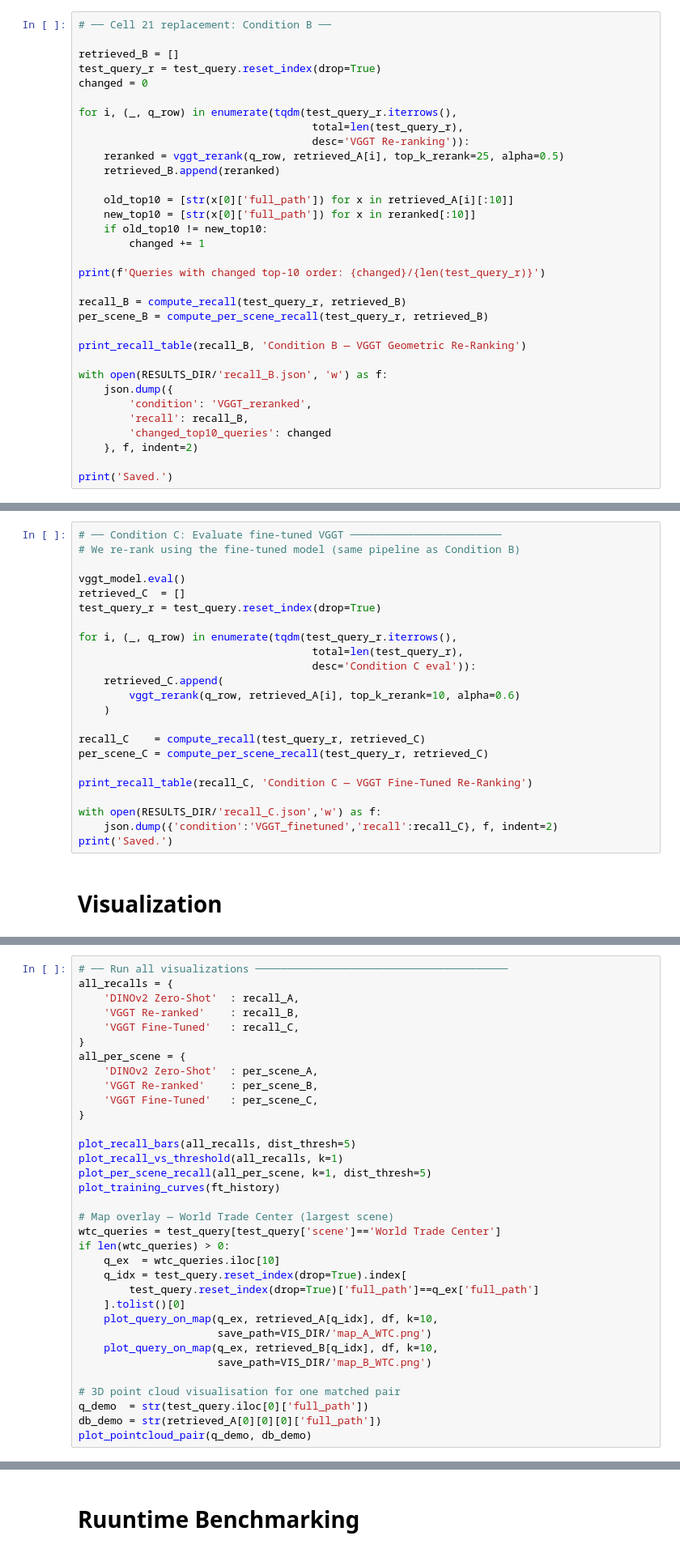
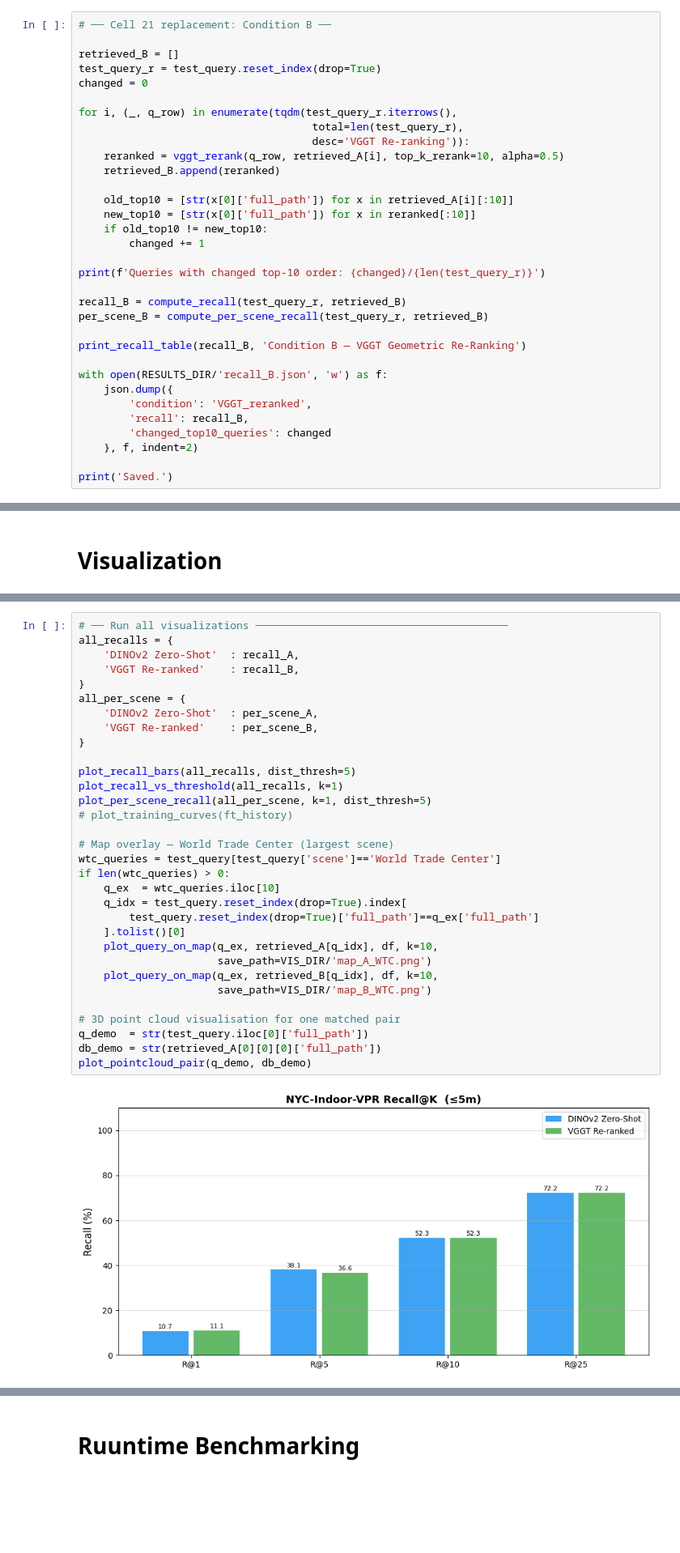
Before and after one commit to hyeonukim/IndoorLocalization, a Jupyter notebook: indoor.ipynb, the cells around one changed output, grey strips where cells are left out. Shown at 81% size. Saved outputs shown, nothing was run; the diff lists cells and outputs as text; blank space fills up the shorter version.

```diff
--- a/indoor.ipynb
+++ b/indoor.ipynb
@@ -616,7 +619,7 @@ changed = 0
 for i, (_, q_row) in enumerate(tqdm(test_query_r.iterrows(),
                                      total=len(test_query_r),
                                      desc='VGGT Re-ranking')):
-    reranked = vggt_rerank(q_row, retrieved_A[i], top_k_rerank=25, alpha=0.5)
+    reranked = vggt_rerank(q_row, retrieved_A[i], top_k_rerank=10, alpha=0.5)
     retrieved_B.append(reranked)
 
     old_top10 = [str(x[0]['full_path']) for x in retrieved_A[i][:10]]
@@ -865,26 +657,3 @@ Trainable: 347,734,444 / 1,256,537,516 params
-# %%
-# ── Condition C: Evaluate fine-tuned VGGT ────────────────────────
-# We re-rank using the fine-tuned model (same pipeline as Condition B)
-
-vggt_model.eval()
-retrieved_C  = []
-test_query_r = test_query.reset_index(drop=True)
-
-for i, (_, q_row) in enumerate(tqdm(test_query_r.iterrows(),
-                                     total=len(test_query_r),
-                                     desc='Condition C eval')):
-    retrieved_C.append(
-        vggt_rerank(q_row, retrieved_A[i], top_k_rerank=10, alpha=0.6)
-    )
-
-recall_C    = compute_recall(test_query_r, retrieved_C)
-per_scene_C = compute_per_scene_recall(test_query_r, retrieved_C)
-
-print_recall_table(recall_C, 'Condition C — VGGT Fine-Tuned Re-Ranking')
-
-with open(RESULTS_DIR/'recall_C.json','w') as f:
-    json.dump({'condition':'VGGT_finetuned','recall':recall_C}, f, indent=2)
-print('Saved.')
 # %% [markdown]
 # Visualization
 # %%
@@ -1038,33 +809,33 @@ print('All visualization functions ready.')
 # ── Run all visualizations ────────────────────────────────────────
 all_recalls = {
     'DINOv2 Zero-Shot'  : recall_A,
     'VGGT Re-ranked'    : recall_B,
-    'VGGT Fine-Tuned'   : recall_C,
 }
 all_per_scene = {
     'DINOv2 Zero-Shot'  : per_scene_A,
     'VGGT Re-ranked'    : per_scene_B,
-    'VGGT Fine-Tuned'   : per_scene_C,
 }
 
 plot_recall_bars(all_recalls, dist_thresh=5)
 plot_recall_vs_threshold(all_recalls, k=1)
 plot_per_scene_recall(all_per_scene, k=1, dist_thresh=5)
-plot_training_curves(ft_history)
+# plot_training_curves(ft_history)
 
 # Map overlay — World Trade Center (largest scene)
 wtc_queries = test_query[test_query['scene']=='World Trade Center']
 if len(wtc_queries) > 0:
     q_ex  = wtc_queries.iloc[10]
     q_idx = test_query.reset_index(drop=True).index[
         test_query.reset_index(drop=True)['full_path']==q_ex['full_path']
     ].tolist()[0]
     plot_query_on_map(q_ex, retrieved_A[q_idx], df, k=10,
                       save_path=VIS_DIR/'map_A_WTC.png')
     plot_query_on_map(q_ex, retrieved_B[q_idx], df, k=10,
                       save_path=VIS_DIR/'map_B_WTC.png')
 
 # 3D point cloud visualisation for one matched pair
 q_demo  = str(test_query.iloc[0]['full_path'])
 db_demo = str(retrieved_A[0][0][0]['full_path'])
 plot_pointcloud_pair(q_demo, db_demo)
+# %% [output]
+[figure, added]
```
Also changed, not shown: parts of 13 cells of this notebook.
